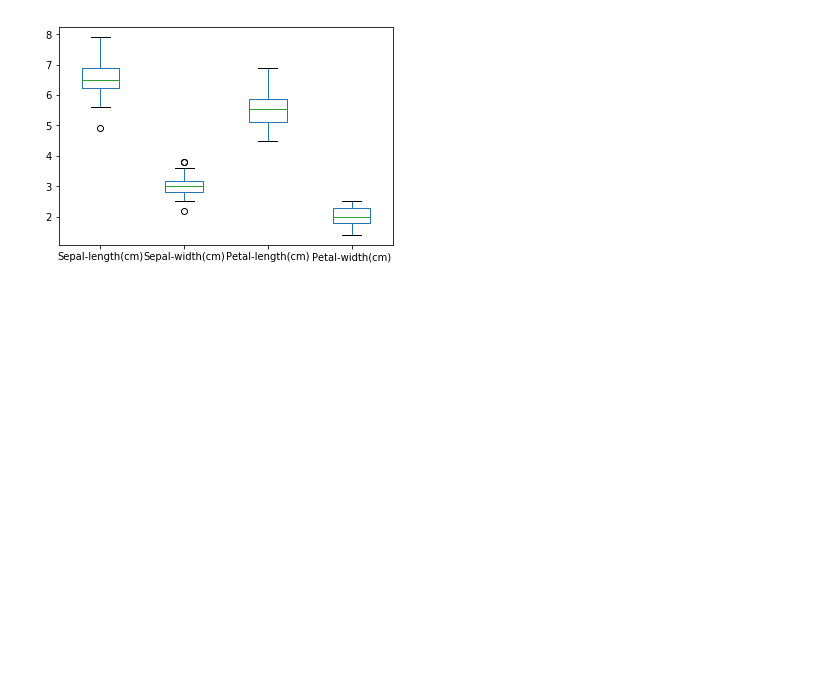
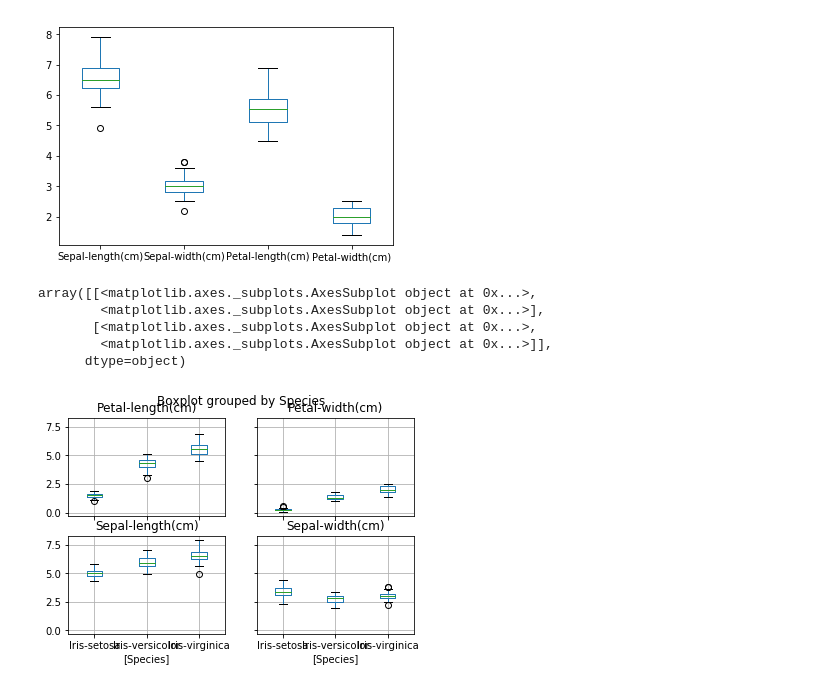
Before and after one commit to karlypaige/Thinkful-2.2.4---Challenge-What-Do-You-See-, a Jupyter notebook: iris data.ipynb, the cells around one changed output. Saved outputs shown, nothing was run; the diff lists cells and outputs as text; code cells hidden in the pictures; blank space fills up the shorter version.

```diff
--- a/iris data.ipynb
+++ b/iris data.ipynb
@@ -80,3 +80,13 @@ dtype: object
 [figure]
 [figure]
 [figure]
+# %%
+#playing with different ways to create boxplots
+iris_df.boxplot(by='Species')
+# %% [output]
+array([[<matplotlib.axes._subplots.AxesSubplot object at 0x...>,
+        <matplotlib.axes._subplots.AxesSubplot object at 0x...>],
+       [<matplotlib.axes._subplots.AxesSubplot object at 0x...>,
+        <matplotlib.axes._subplots.AxesSubplot object at 0x...>]],
+      dtype=object)
+[figure, added]
```
